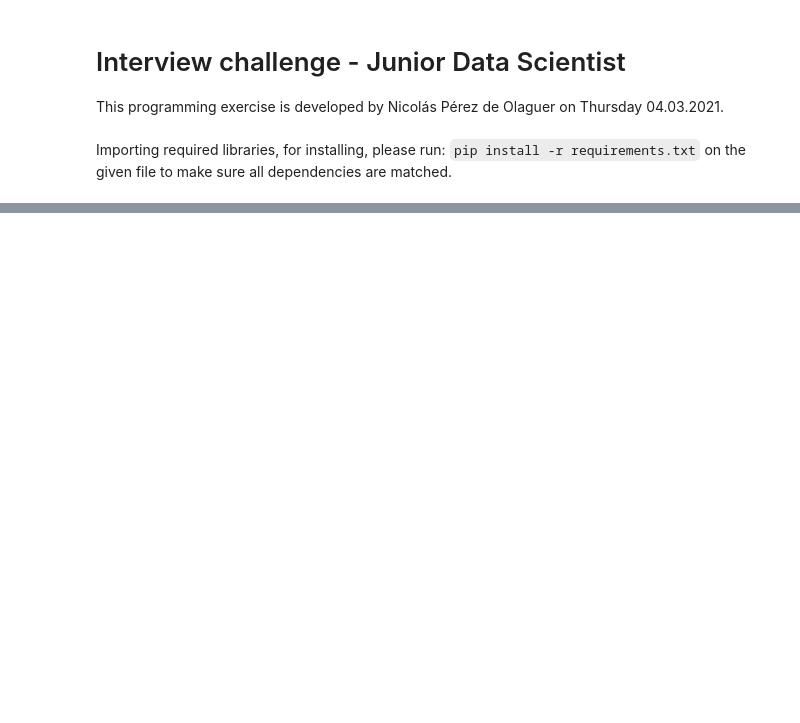
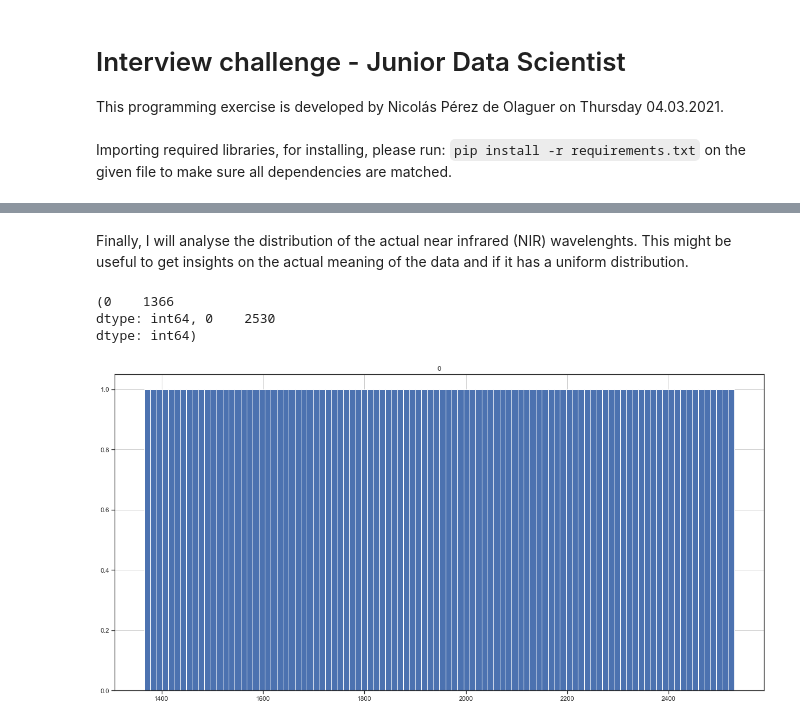
Before and after one commit to nicolasperezdeo/stenon_challenge, a Jupyter notebook: junior_DS_challenge.ipynb, the cells around one changed output, grey strips where cells are left out. Drawn from its saved outputs; the diff is of its cells as text; code cells hidden in the pictures; blank space fills up the shorter version.

```diff
--- a/junior_DS_challenge.ipynb
+++ b/junior_DS_challenge.ipynb
@@ -35,0 +176,17 @@ AttributeError: '_csv.reader' object has no attribute 'next'
+# %% [markdown]
+Finally, I will analyse the distribution of the actual near infrared (NIR) wavelenghts. This might be useful to get insights on the actual meaning of the data and if it has a uniform distribution.
+# %%
+# Analyzing the distribution of the measured wavelenghts
+
+# Get the column values and remove the nir string
+w_lenghts = list(sensor_data.columns.values)
+w_lenghts = pd.DataFrame([int(wlen.replace('nir_','')) for wlen in w_lenghts])
+
+# Plot histogram to see distribution
+w_lenghts.hist(bins=len(w_lenghts))
+print((w_lenghts.min(), w_lenghts.max()))
+# %% [output]
+(0    1366
+dtype: int64, 0    2530
+dtype: int64)
+[figure, added]
```
Also changed, not shown: parts of 62 cells of this notebook, 1 other file.
